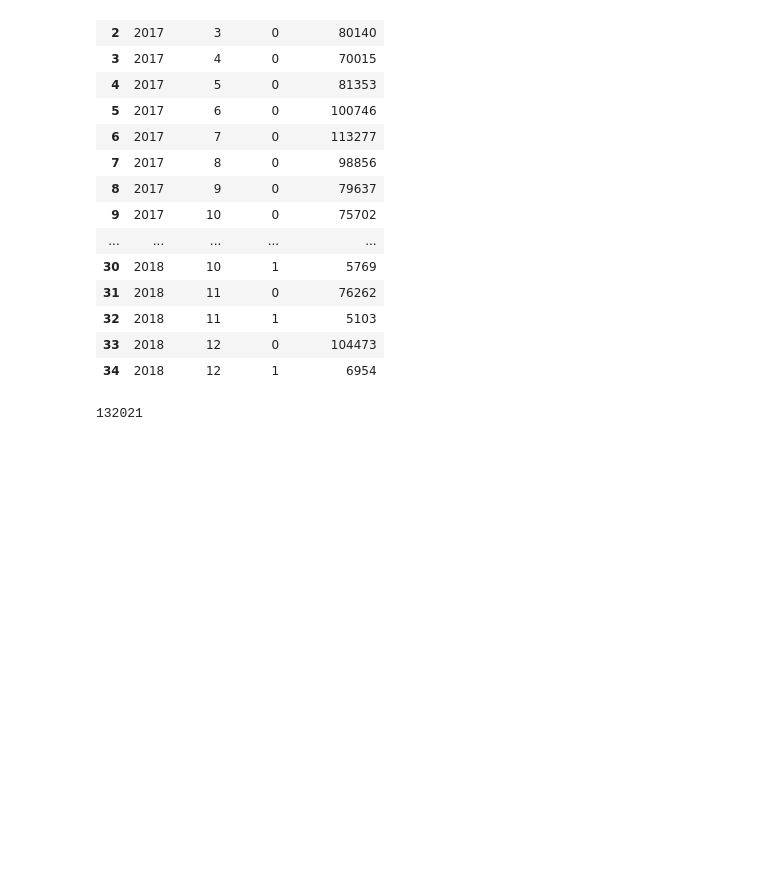
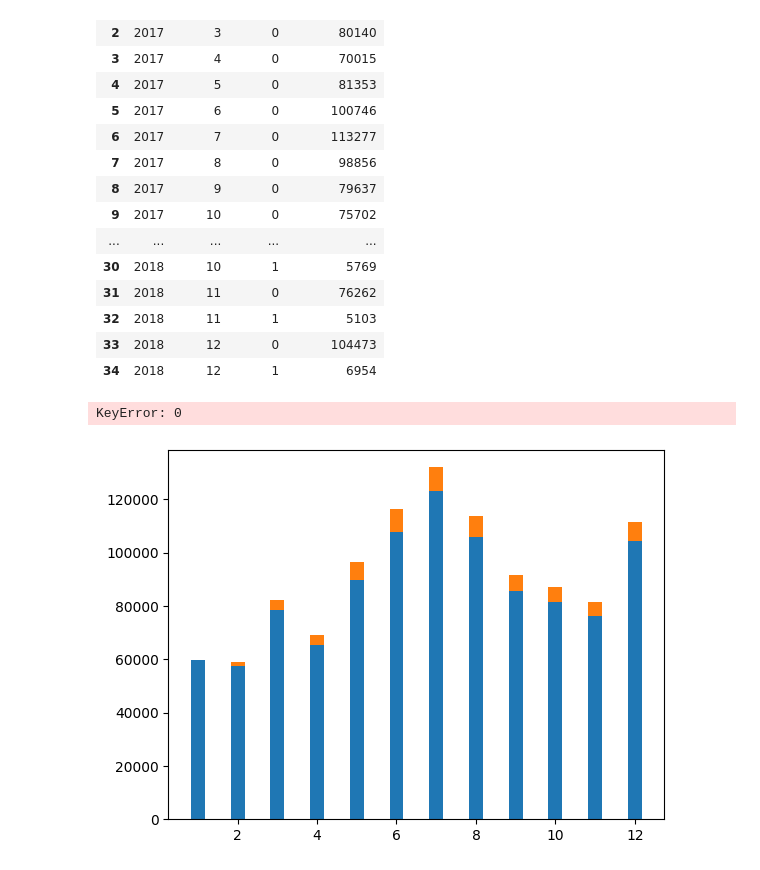
Before and after one commit to djalmarodriguess/Analise_Campanha_de_Marketing, a Jupyter notebook: main.ipynb, the cells around one changed output. Cells and saved outputs as stored; diff of their text form; code cells hidden in the pictures; blank space fills up the shorter version.

```diff
--- a/main.ipynb
+++ b/main.ipynb
@@ -718,7 +709,33 @@ data_flight.groupby(['Year','Month', 'Status'])['Total Flights'].sum().reset_ind
 | 32 | 2018 | 11 | 1 | 5103 |
 | 33 | 2018 | 12 | 0 | 104473 |
 | 34 | 2018 | 12 | 1 | 6954 |
-# %%
-123219+8802
-# %% [output]
-132021
+# %%
+df = data_flight.groupby(['Year','Month', 'Status'])['Total Flights'].sum().reset_index()
+# Filtrando os dados para o ano de 2018
+df_2018 = df[df['Year'] == 2018]
+# Agrupando os dados por mês e status para o ano de 2018
+grouped = df_2018.groupby(['Month', 'Status'])['Total Flights'].sum().unstack()
+
+# Plotando o gráfico de barras empilhadas
+months = grouped.index
+width = 0.35
+labels = ['Old Customers', 'New Customers']
+bottom = None
+
+for i, label in enumerate(labels):
+    values = grouped[i] if i in grouped else [0] * len(months)
+    plt.bar(months, values, width, label=label, bottom=bottom)
+    if bottom is None:
+        bottom = values
+    else:
+        bottom = [bottom[j] + values[j] for j in range(len(months))]
+
+# plt.xlabel('Month')
+# plt.ylabel('Total Flights')
+# plt.title('Total Flights per Month (2018) by Customer Status')
+# plt.xticks(months)
+# plt.legend()
+# plt.show()
+# %% [output]
+KeyError: 0
+[figure, added]
```
Also changed, not shown: parts of 6 cells of this notebook.
